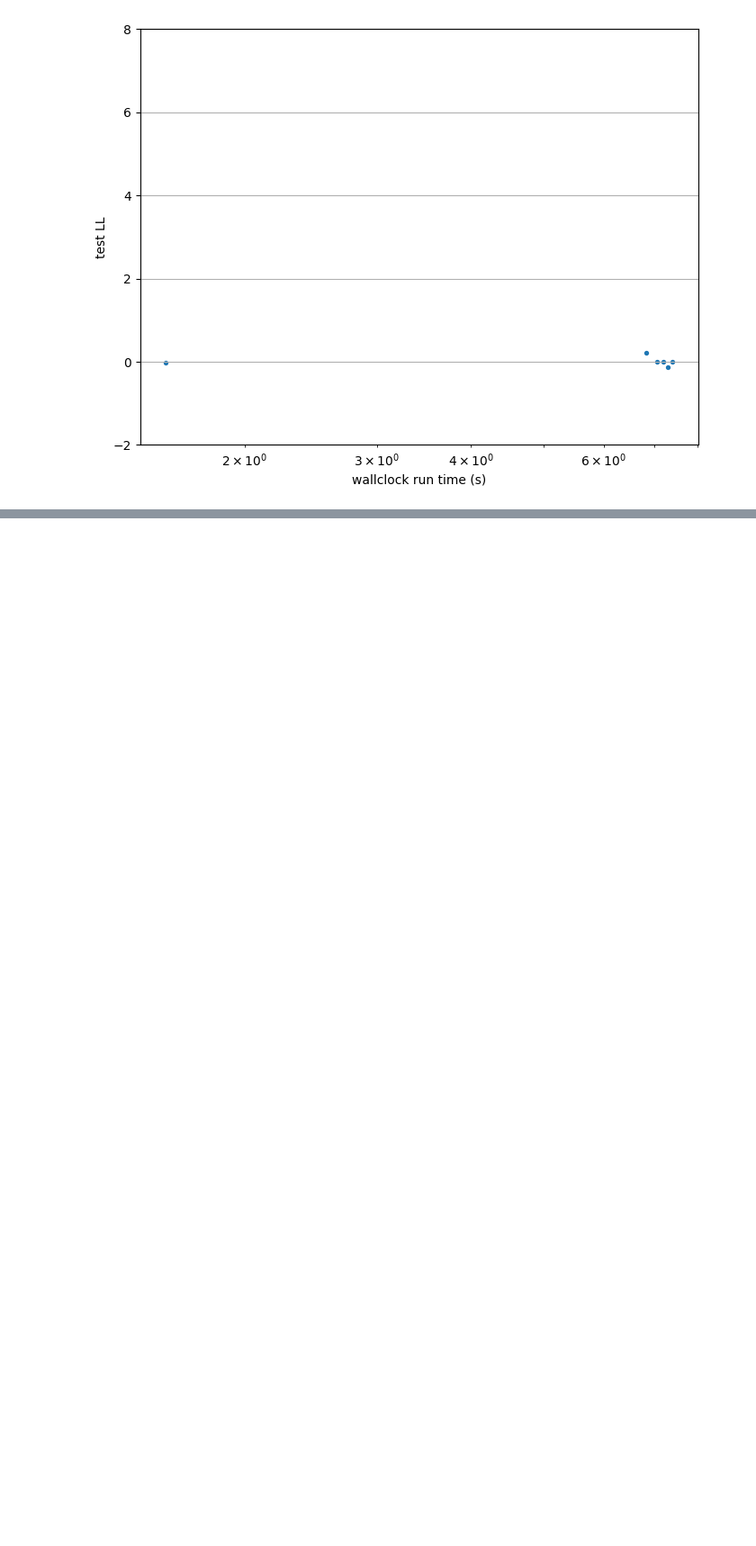
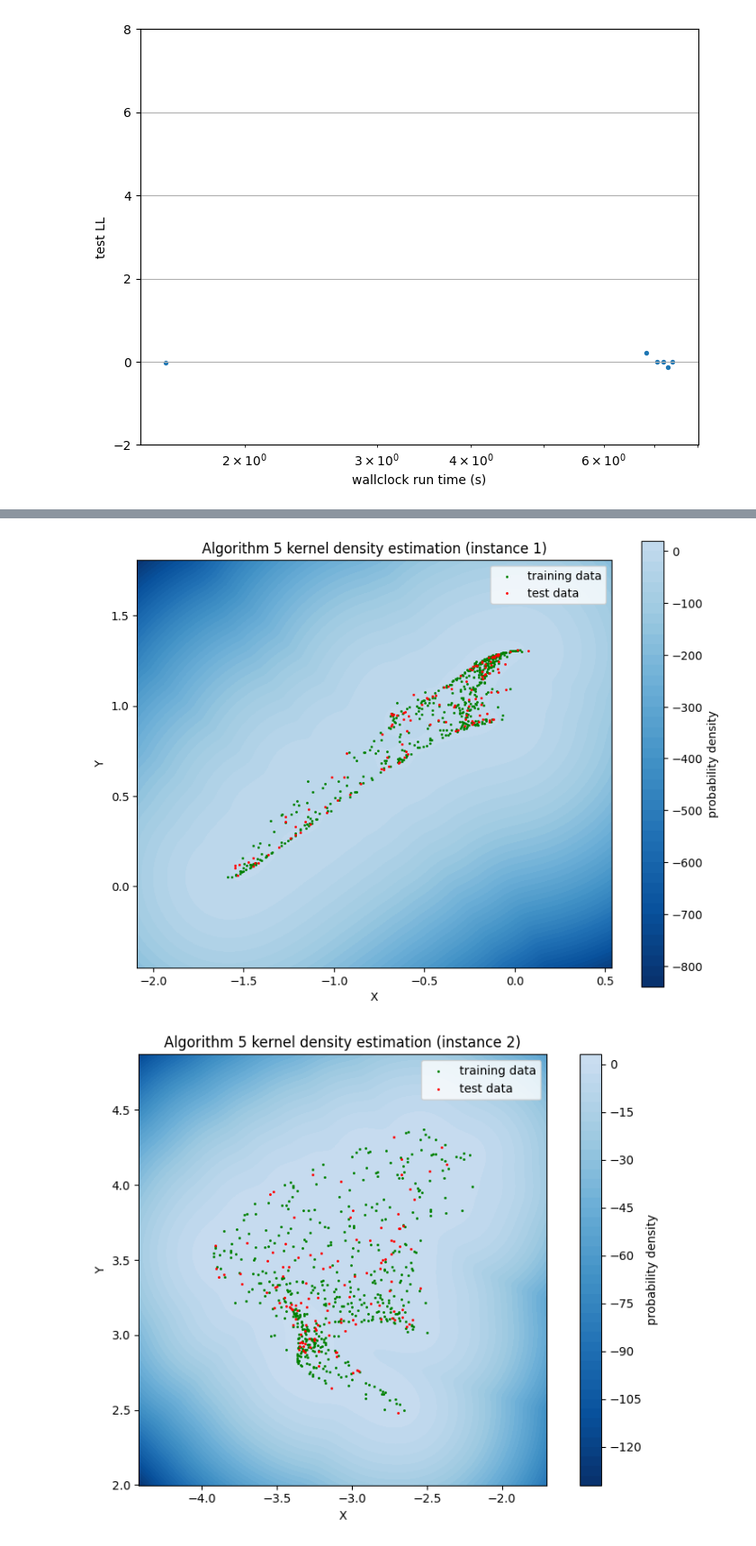
Before and after one commit to tig-foundation/automated-ai-innovator, a Jupyter notebook: linear_evolution/KDE/evolution_visualisation.ipynb, the cells around one changed output, grey strips where cells are left out. Shown at 90% size. Saved outputs shown, nothing was run; the diff lists cells and outputs as text; code cells hidden in the pictures; blank space fills up the shorter version.

```diff
--- a/linear_evolution/KDE/evolution_visualisation.ipynb
+++ b/linear_evolution/KDE/evolution_visualisation.ipynb
@@ -232,0 +304,26 @@ for ind in range(show_num_instances):
+# %%
+# plot log likelihood heatmaps
+for ind in range(show_num_instances):
+
+    train_xs, test_xs, X, Y, log_prob_xy = plot_data[ind]
+    P = (log_prob_xy)
+
+    plt.figure(figsize=(8, 6))
+
+    plt.contourf(X, Y, P, vmax=P.max() + 2 * P.std(), levels=50, cmap="Blues_r")
+    plt.colorbar(label="probability density")
+
+    plt.scatter(train_xs[:, 0], train_xs[:, 1], marker='.', s=5, c='green', label='training data')
+    plt.scatter(test_xs[:, 0], test_xs[:, 1], marker='.', s=5, c='red', label='test data')
+
+    plt.title(f"Algorithm {algo_id} kernel density estimation (instance {ind + 1})")
+    plt.xlabel("X")
+    plt.ylabel("Y")
+    plt.gca().set_aspect('equal')
+
+    plt.legend()
+    plt.tight_layout()
+    plt.show()
+# %% [output]
+[figure, added]
+[figure, added]
```
Also changed, not shown: parts of 6 cells of this notebook, 7 other files.
